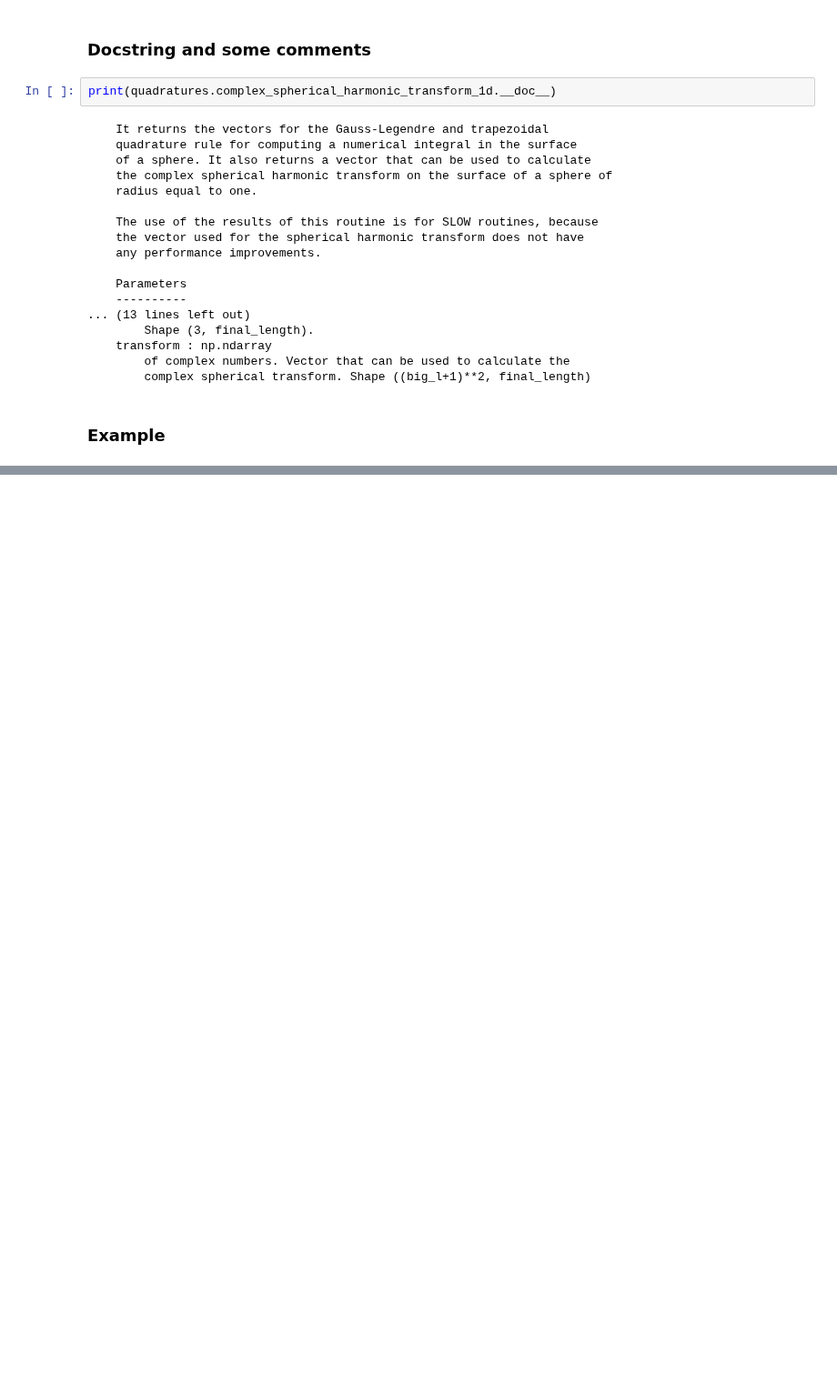
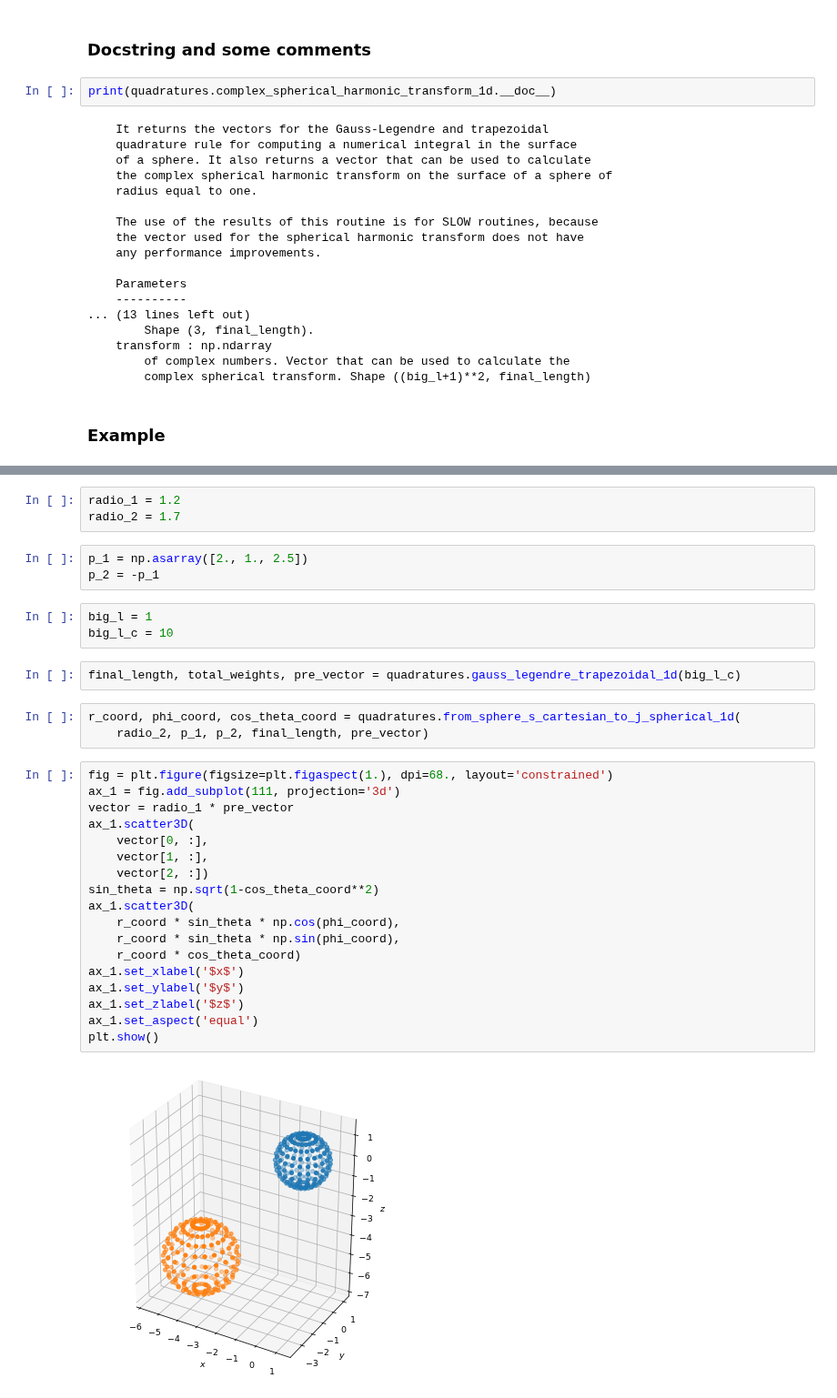
Before and after one commit to iamartineza/biosspheres, a Jupyter notebook: notebooks/quadrature_overview.ipynb, the cells around one changed output, grey strips where cells are left out. Shown at 91% size. Saved outputs shown, nothing was run; the diff lists cells and outputs as text; blank space fills up the shorter version.

Commit message:
added example for sphere.from_sphere_s_cartesian_to_j_spherical_1d

```diff
--- a/notebooks/quadrature_overview.ipynb
+++ b/notebooks/quadrature_overview.ipynb
@@ -561,0 +624,34 @@ print(integral)
+# %%
+radio_1 = 1.2
+radio_2 = 1.7
+# %%
+p_1 = np.asarray([2., 1., 2.5])
+p_2 = -p_1
+# %%
+big_l = 1
+big_l_c = 10
+# %%
+final_length, total_weights, pre_vector = quadratures.gauss_legendre_trapezoidal_1d(big_l_c)
+# %%
+r_coord, phi_coord, cos_theta_coord = quadratures.from_sphere_s_cartesian_to_j_spherical_1d(
+    radio_2, p_1, p_2, final_length, pre_vector)
+# %%
+fig = plt.figure(figsize=plt.figaspect(1.), dpi=68., layout='constrained')
+ax_1 = fig.add_subplot(111, projection='3d')
+vector = radio_1 * pre_vector
+ax_1.scatter3D(
+    vector[0, :],
+    vector[1, :],
+    vector[2, :])
+sin_theta = np.sqrt(1-cos_theta_coord**2)
+ax_1.scatter3D(
+    r_coord * sin_theta * np.cos(phi_coord),
+    r_coord * sin_theta * np.sin(phi_coord),
+    r_coord * cos_theta_coord)
+ax_1.set_xlabel('$x$')
+ax_1.set_ylabel('$y$')
+ax_1.set_zlabel('$z$')
+ax_1.set_aspect('equal')
+plt.show()
+# %% [output]
+[figure, added]
```
Also changed, not shown: parts of 33 cells of this notebook.
